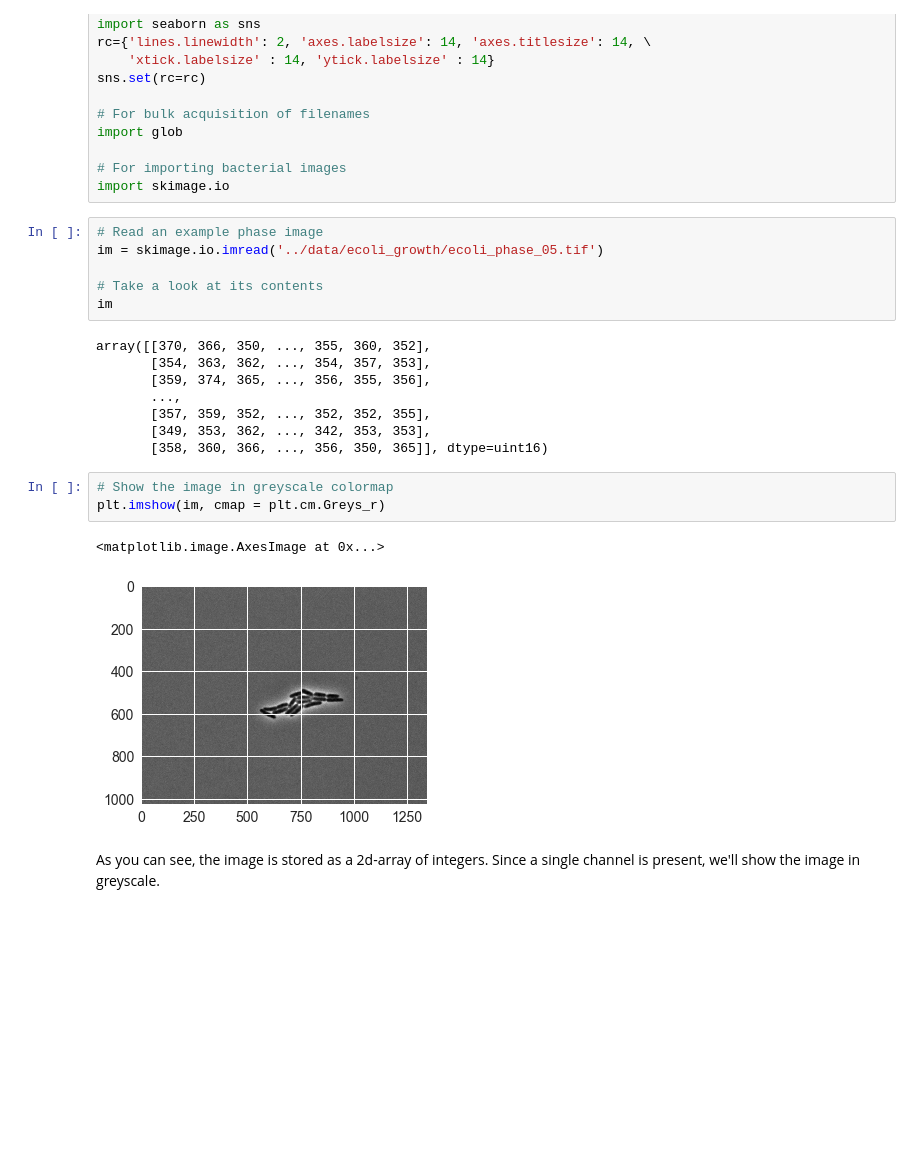
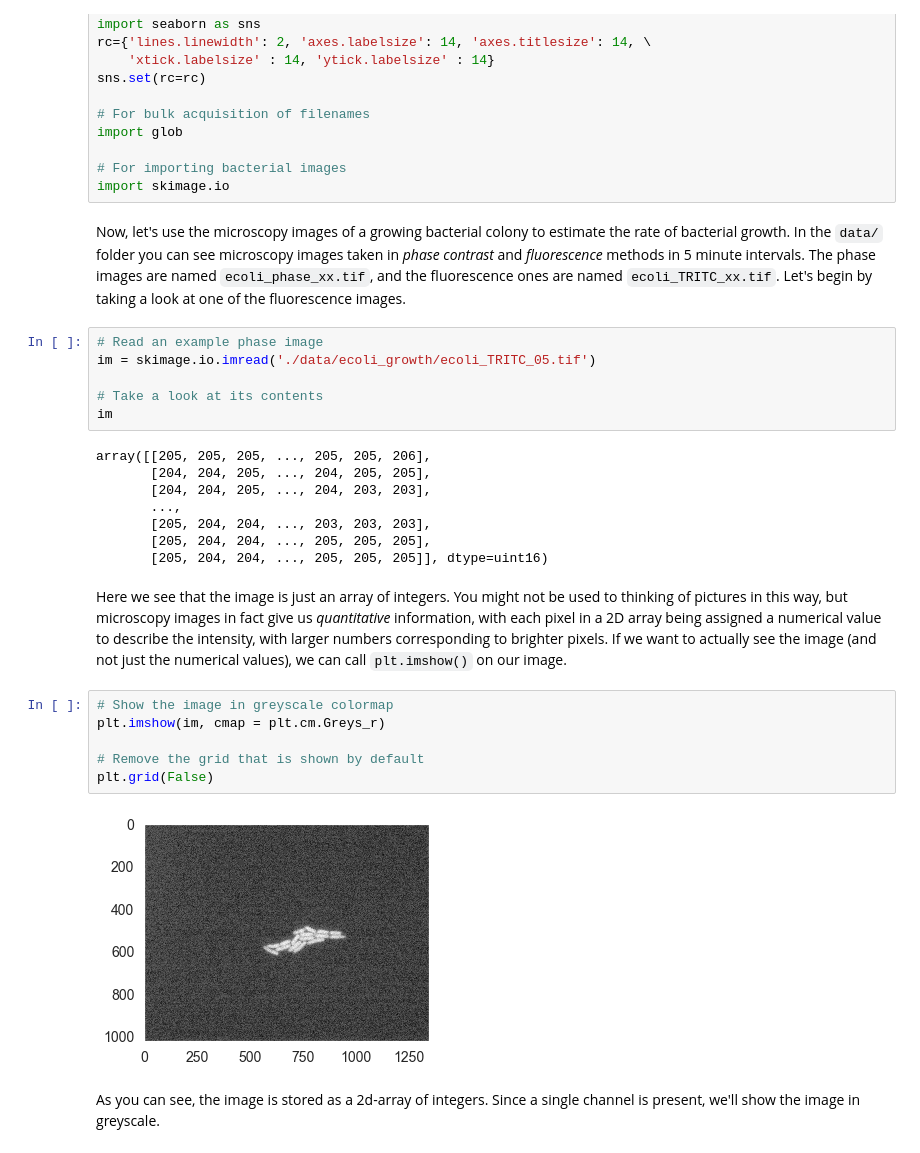
Before and after one commit to RPGroup-PBoC/be262, a Jupyter notebook: code/bacterial_growth.ipynb, the cells around one changed output. Cells and saved outputs as stored; diff of their text form; blank space fills up the shorter version.

```diff
--- a/code/bacterial_growth.ipynb
+++ b/code/bacterial_growth.ipynb
@@ -62,25 +66,31 @@ import glob
 
 # For importing bacterial images
 import skimage.io
+# %% [markdown]
+Now, let's use the microscopy images of a growing bacterial colony to estimate the rate of bacterial growth. In the `data/` folder you can see microscopy images taken in *phase contrast* and *fluorescence* methods in 5 minute intervals. The phase images are named `ecoli_phase_xx.tif`, and the fluorescence ones are named `ecoli_TRITC_xx.tif`. Let's begin by taking a look at one of the fluorescence images.
 # %%
 # Read an example phase image
-im = skimage.io.imread('../data/ecoli_growth/ecoli_phase_05.tif')
+im = skimage.io.imread('./data/ecoli_growth/ecoli_TRITC_05.tif')
 
 # Take a look at its contents
 im
 # %% [output]
-array([[370, 366, 350, ..., 355, 360, 352],
-       [354, 363, 362, ..., 354, 357, 353],
-       [359, 374, 365, ..., 356, 355, 356],
+array([[205, 205, 205, ..., 205, 205, 206],
+       [204, 204, 205, ..., 204, 205, 205],
+       [204, 204, 205, ..., 204, 203, 203],
        ...,
-       [357, 359, 352, ..., 352, 352, 355],
-       [349, 353, 362, ..., 342, 353, 353],
-       [358, 360, 366, ..., 356, 350, 365]], dtype=uint16)
+       [205, 204, 204, ..., 203, 203, 203],
+       [205, 204, 204, ..., 205, 205, 205],
+       [205, 204, 204, ..., 205, 205, 205]], dtype=uint16)
+# %% [markdown]
+Here we see that the image is just an array of integers. You might not be used to thinking of pictures in this way, but microscopy images in fact give us *quantitative* information, with each pixel in a 2D array being assigned a numerical value to describe the intensity, with larger numbers corresponding to brighter pixels. If we want to actually see the image (and not just the numerical values), we can call `plt.imshow()` on our image.
 # %%
 # Show the image in greyscale colormap
 plt.imshow(im, cmap = plt.cm.Greys_r)
+
+# Remove the grid that is shown by default
+plt.grid(False)
 # %% [output]
-<matplotlib.image.AxesImage at 0x...>
-[figure, old version]
+[figure, new version]
 # %% [markdown]
 As you can see, the image is stored as a 2d-array of integers. Since a single channel is present, we'll show the image in greyscale.
```
Also changed, not shown: parts of 47 cells of this notebook, 4 other files.
